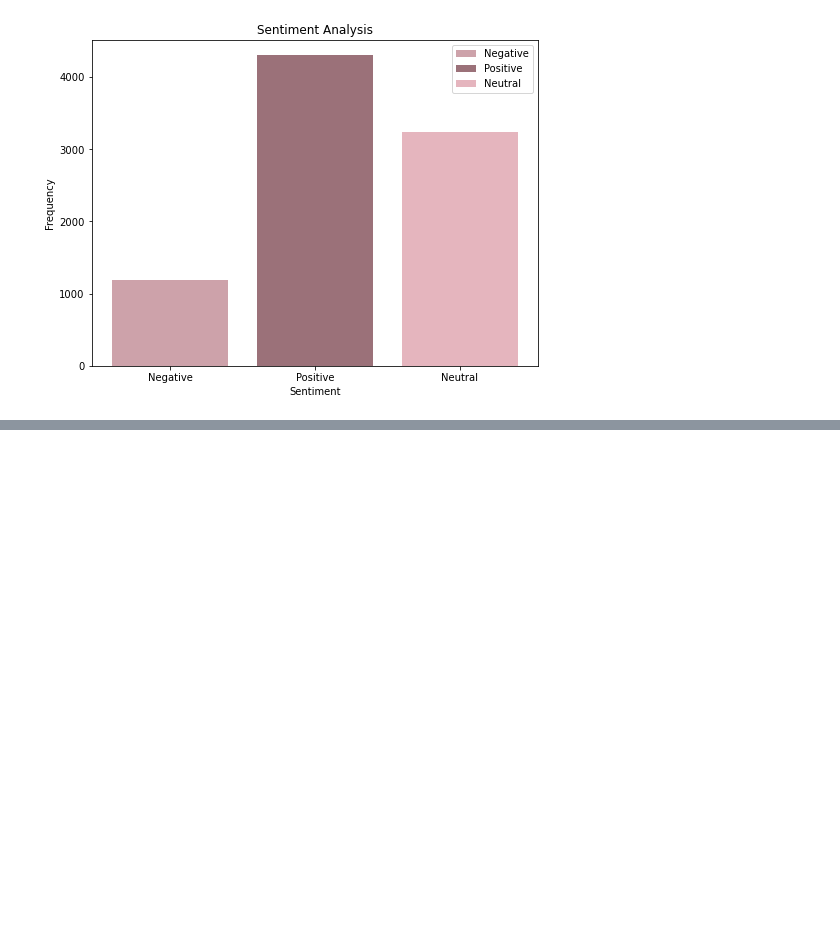
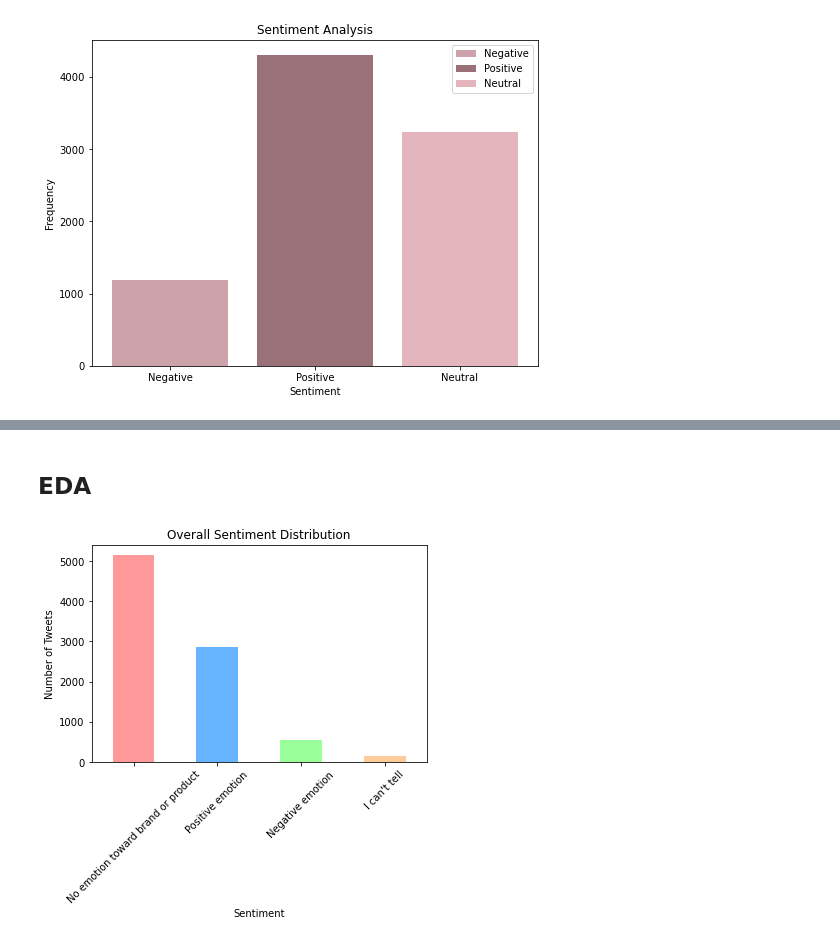
Before and after one commit to Ingavi39/DSC-Phase-4-project-NLP, a Jupyter notebook: Index.ipynb, the cells around one changed output, grey strips where cells are left out. Drawn from its saved outputs; the diff is of its cells as text; code cells hidden in the pictures; blank space fills up the shorter version.

```diff
--- a/Index.ipynb
+++ b/Index.ipynb
@@ -330,0 +431,15 @@ plt.show()
+# %% [markdown]
+## EDA
+# %%
+import matplotlib.pyplot as plt
+
+# Sentiment distribution across all tweets
+sentiment_counts_all = df['is_there_an_emotion_directed_at_a_brand_or_product'].value_counts()
+sentiment_counts_all.plot(kind='bar', color=['#ff9999','#66b3ff','#99ff99','#ffcc99'])
+plt.title('Overall Sentiment Distribution')
+plt.xlabel('Sentiment')
+plt.ylabel('Number of Tweets')
+plt.xticks(rotation=45)
+plt.show()
+# %% [output]
+[figure, added]
```
Also changed, not shown: parts of 17 cells of this notebook.
